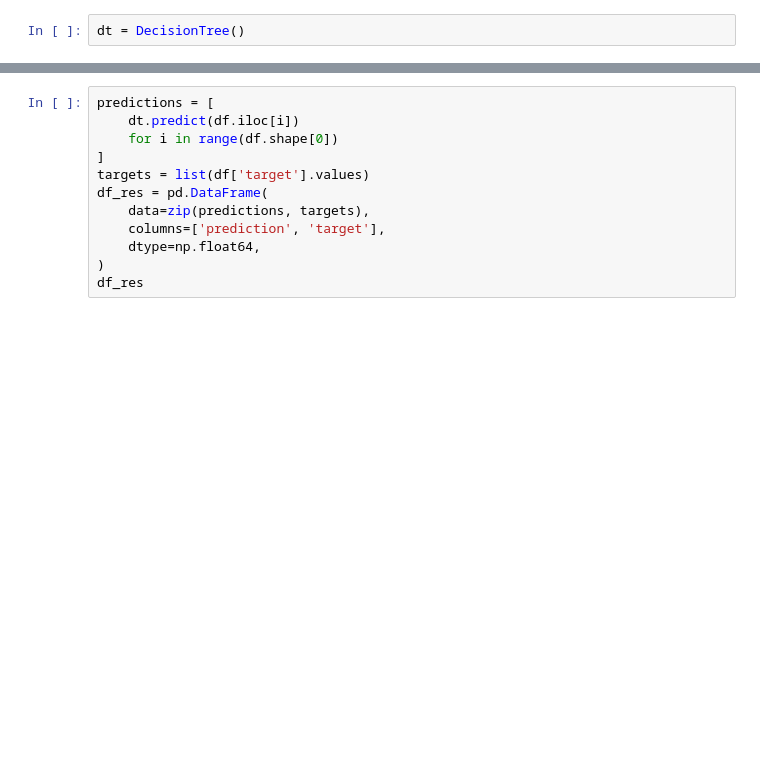
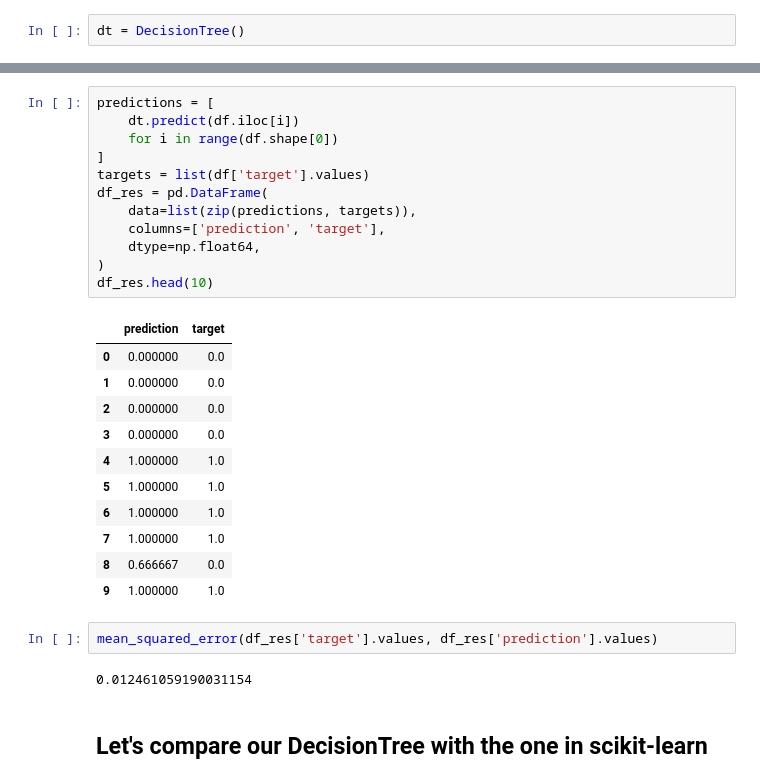
Before and after one commit to BereczkiNorbertCristian/Courses, a Jupyter notebook: ML/gbdt/DecisionoTreeViz.ipynb, the cells around one changed output, grey strips where cells are left out. Drawn from its saved outputs; the diff is of its cells as text; blank space fills up the shorter version.

Commit message:
Fixed bug in the tree

```diff
--- a/ML/gbdt/DecisionoTreeViz.ipynb
+++ b/ML/gbdt/DecisionoTreeViz.ipynb
@@ -45,12 +53,30 @@ KeyboardInterrupt:
 # %%
 predictions = [
     dt.predict(df.iloc[i])
     for i in range(df.shape[0])
 ]
 targets = list(df['target'].values)
 df_res = pd.DataFrame(
-    data=zip(predictions, targets),
+    data=list(zip(predictions, targets)),
     columns=['prediction', 'target'],
     dtype=np.float64,
 )
-df_res
+df_res.head(10)
+# %% [output]
+|  | prediction | target |
+| 0 | 0.000000 | 0.0 |
+| 1 | 0.000000 | 0.0 |
+| 2 | 0.000000 | 0.0 |
+| 3 | 0.000000 | 0.0 |
+| 4 | 1.000000 | 1.0 |
+| 5 | 1.000000 | 1.0 |
+| 6 | 1.000000 | 1.0 |
+| 7 | 1.000000 | 1.0 |
+| 8 | 0.666667 | 0.0 |
+| 9 | 1.000000 | 1.0 |
+# %%
+mean_squared_error(df_res['target'].values, df_res['prediction'].values)
+# %% [output]
+0.012461059190031154
+# %% [markdown]
+## Let's compare our DecisionTree with the one in scikit-learn
```
Also changed, not shown: parts of 12 cells of this notebook, 3 other files.
